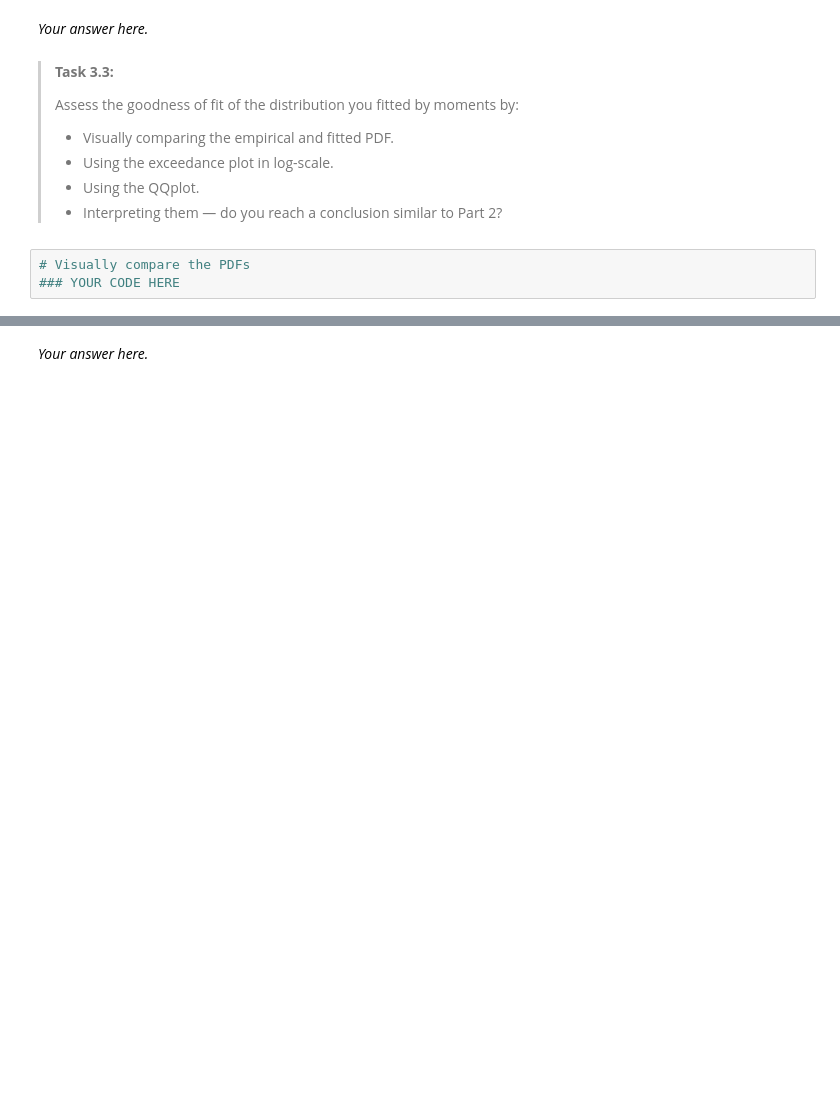
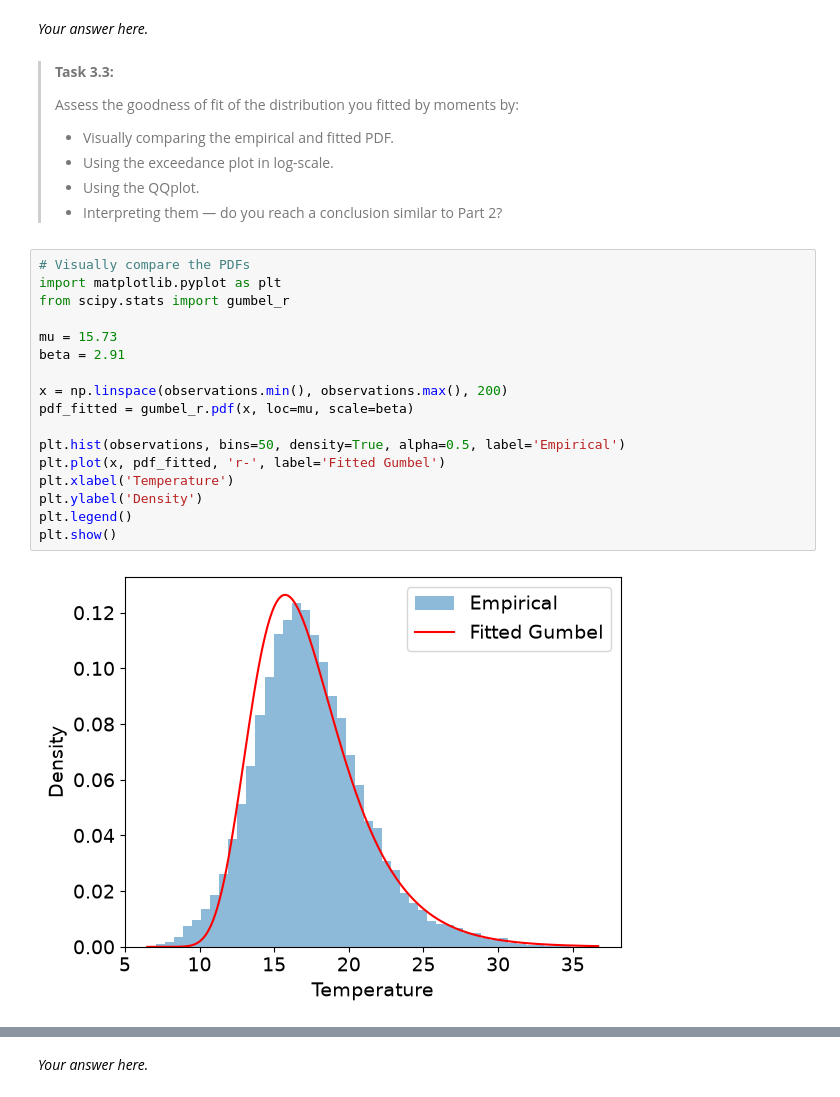
Before and after one commit to Pelldepinda/WS1.4, a Jupyter notebook: WS1_4_Fit_happens.ipynb, the cells around one changed output, grey strips where cells are left out. Drawn from its saved outputs; the diff is of its cells as text; blank space fills up the shorter version.

```diff
--- a/WS1_4_Fit_happens.ipynb
+++ b/WS1_4_Fit_happens.ipynb
@@ -166,5 +159,21 @@ def ecdf(observations):
 >
 # %%
 # Visually compare the PDFs
-### YOUR CODE HERE
+import matplotlib.pyplot as plt
+from scipy.stats import gumbel_r
+
+mu = 15.73
+beta = 2.91
+
+x = np.linspace(observations.min(), observations.max(), 200)
+pdf_fitted = gumbel_r.pdf(x, loc=mu, scale=beta)
+
+plt.hist(observations, bins=50, density=True, alpha=0.5, label='Empirical')
+plt.plot(x, pdf_fitted, 'r-', label='Fitted Gumbel')
+plt.xlabel('Temperature')
+plt.ylabel('Density')
+plt.legend()
+plt.show()
+# %% [output]
+[figure, added]
 # %%
```
Also changed, not shown: parts of 4 cells of this notebook.
